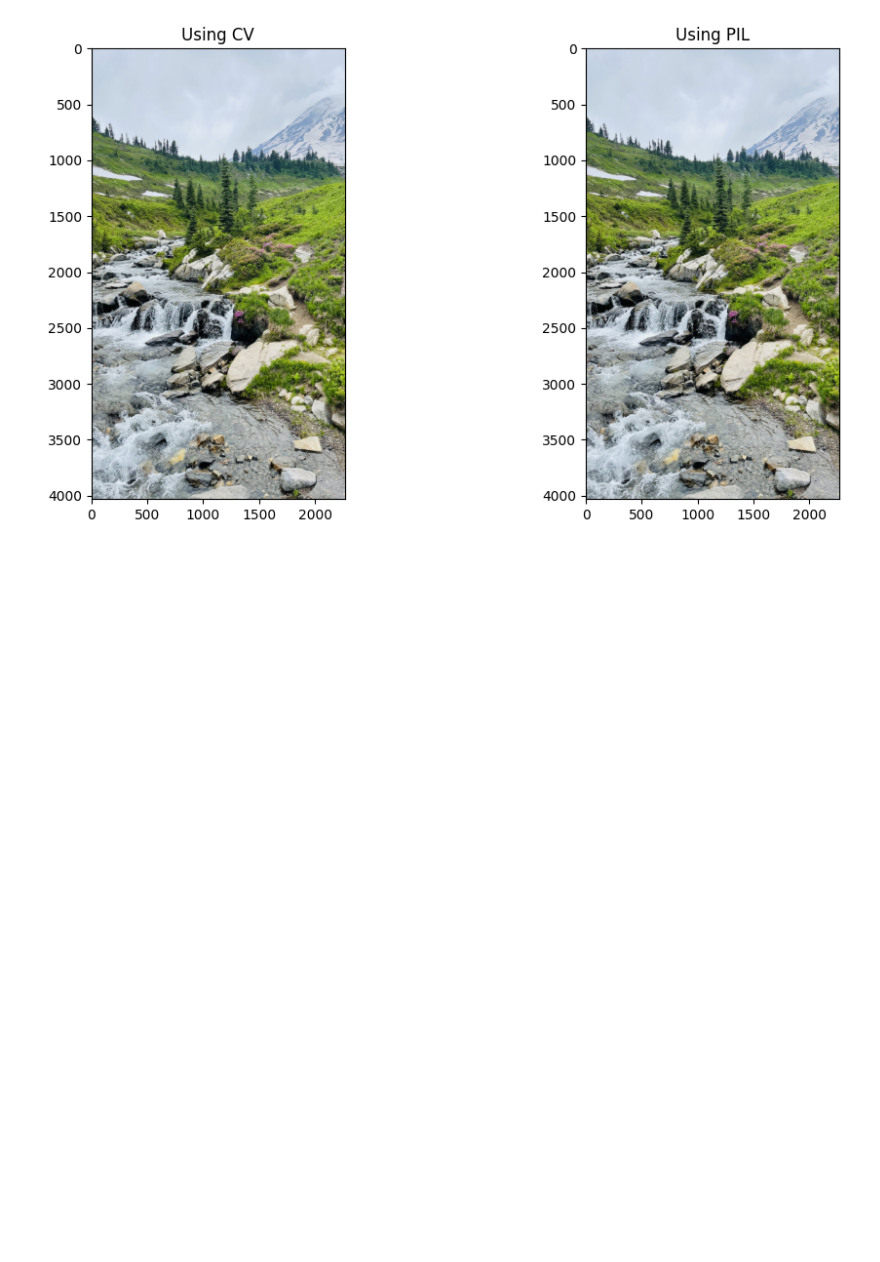
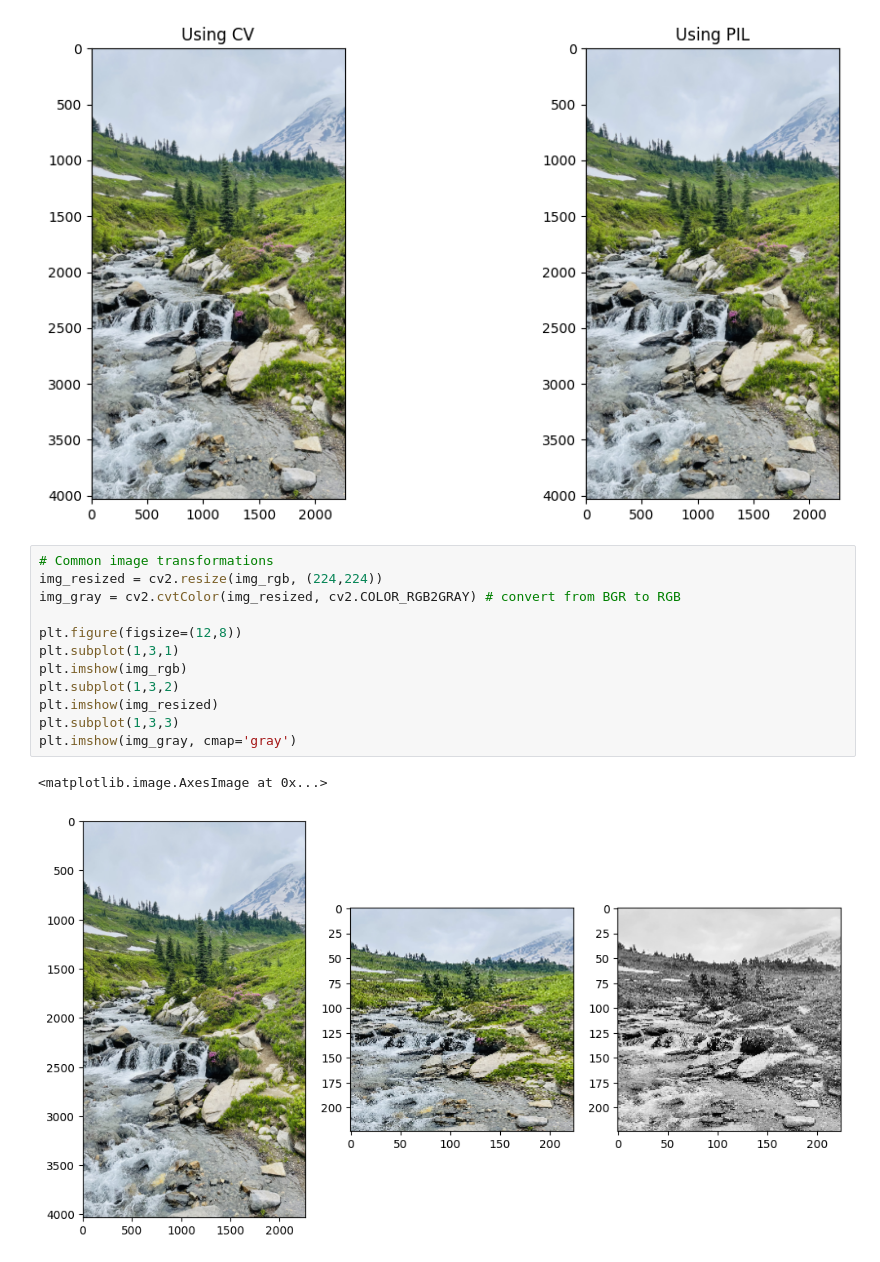
Before and after one commit to deckerjoe7/image-ml-foundations, a Jupyter notebook: Pythom_Image_Basics_Week1.ipynb, the cells around one changed output. Saved outputs shown, nothing was run; the diff lists cells and outputs as text; blank space fills up the shorter version.

Commit message:
Added some basic image transformations

```diff
--- a/Pythom_Image_Basics_Week1.ipynb
+++ b/Pythom_Image_Basics_Week1.ipynb
@@ -38,3 +38,18 @@ plt.title('Using PIL')
 # %% [output]
 Text(0.5, 1.0, 'Using PIL')
 [figure]
+# %%
+# Common image transformations
+img_resized = cv2.resize(img_rgb, (224,224))
+img_gray = cv2.cvtColor(img_resized, cv2.COLOR_RGB2GRAY) # convert from BGR to RGB
+
+plt.figure(figsize=(12,8))
+plt.subplot(1,3,1)
+plt.imshow(img_rgb)
+plt.subplot(1,3,2)
+plt.imshow(img_resized)
+plt.subplot(1,3,3)
+plt.imshow(img_gray, cmap='gray')
+# %% [output]
+<matplotlib.image.AxesImage at 0x...>
+[figure, added]
```
Also changed, not shown: parts of 1 cell of this notebook.
